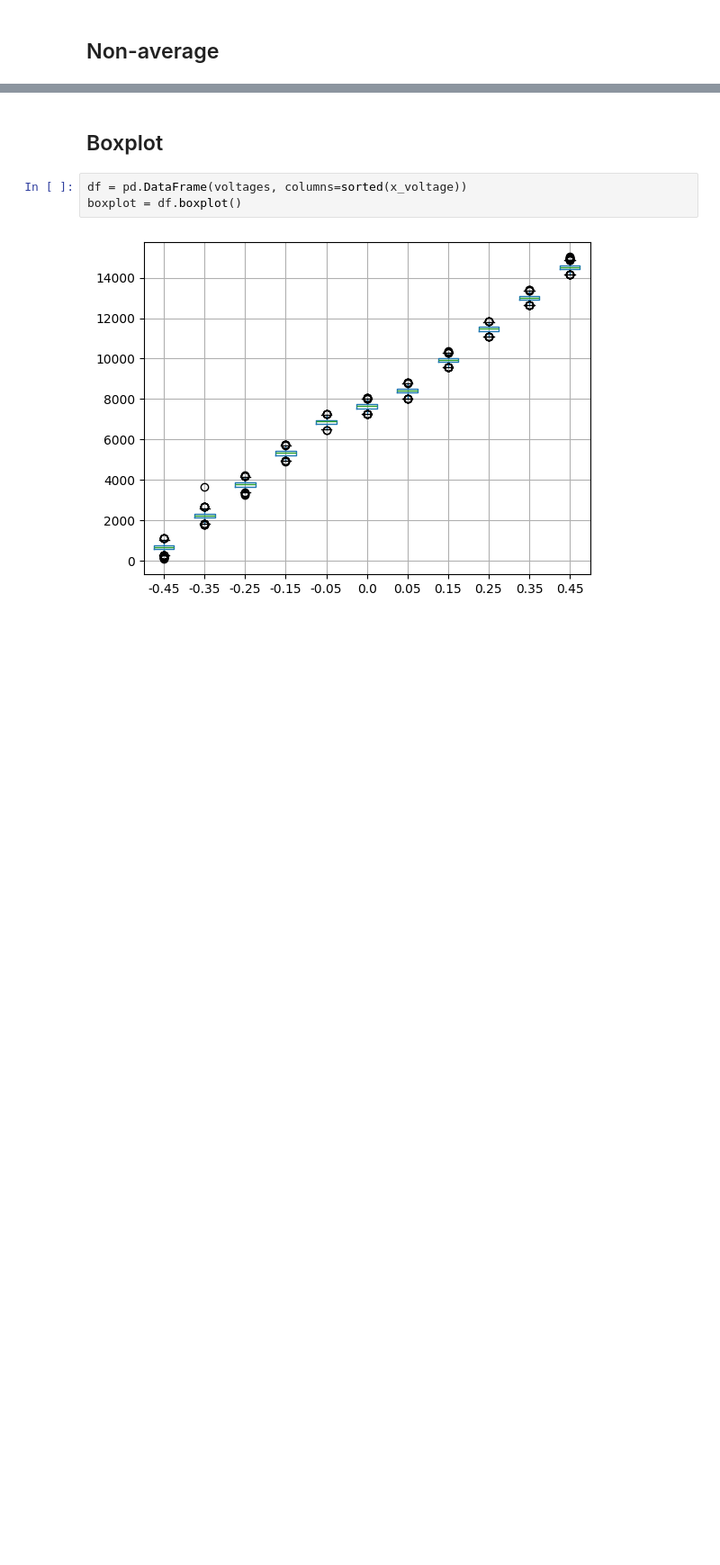
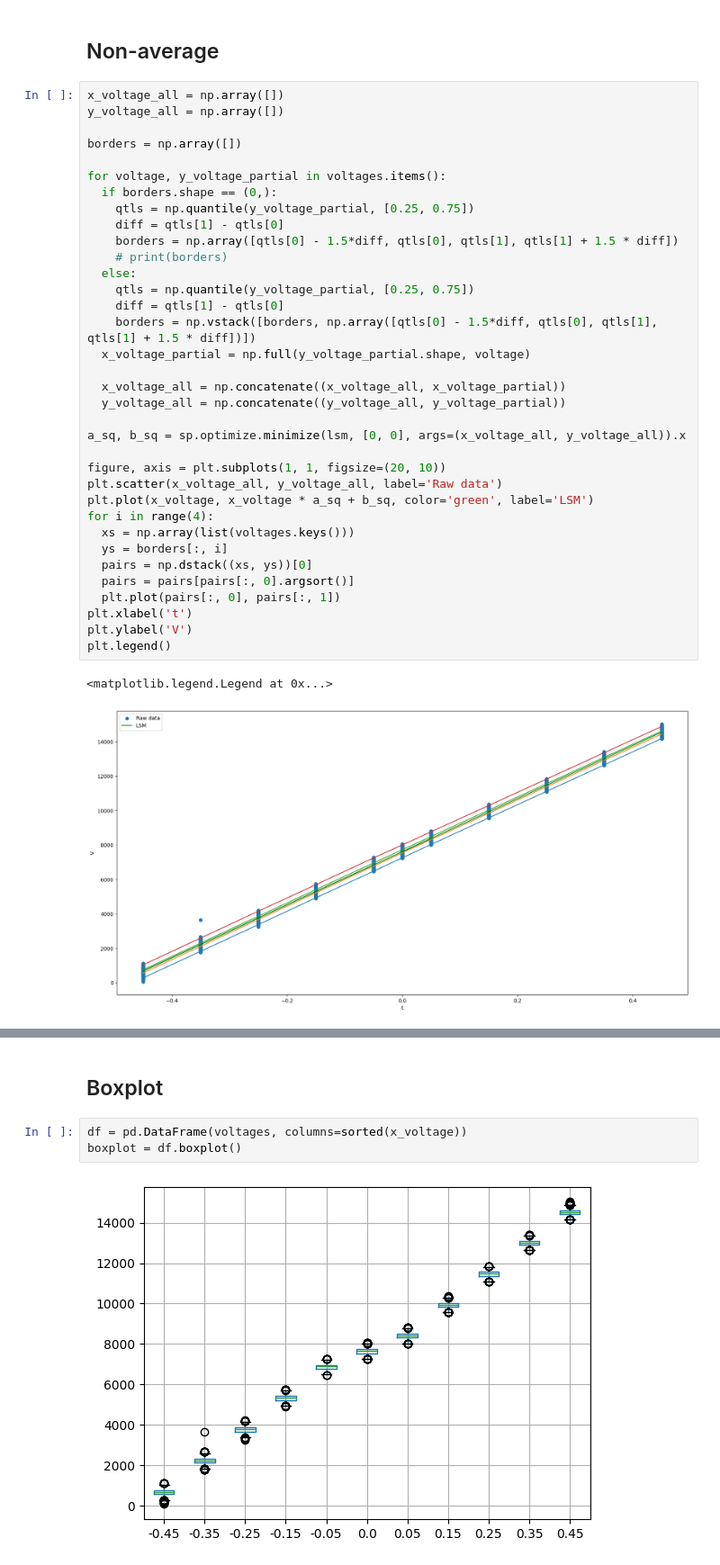
Before and after one commit to vladimir-skvortsov/math-stats-course-work, a Jupyter notebook: main.ipynb, the cells around one changed output, grey strips where cells are left out. Shown at 90% size. Saved outputs shown, nothing was run; the diff lists cells and outputs as text; blank space fills up the shorter version.

```diff
--- a/main.ipynb
+++ b/main.ipynb
@@ -158,2 +158,40 @@ a_abs, b_abs, a_sq, b_sq
 # %% [markdown]
 ## Non-average
+# %%
+x_voltage_all = np.array([])
+y_voltage_all = np.array([])
+
+borders = np.array([])
+
+for voltage, y_voltage_partial in voltages.items():
+  if borders.shape == (0,):
+    qtls = np.quantile(y_voltage_partial, [0.25, 0.75])
+    diff = qtls[1] - qtls[0]
+    borders = np.array([qtls[0] - 1.5*diff, qtls[0], qtls[1], qtls[1] + 1.5 * diff])
+    # print(borders)
+  else:
+    qtls = np.quantile(y_voltage_partial, [0.25, 0.75])
+    diff = qtls[1] - qtls[0]
+    borders = np.vstack([borders, np.array([qtls[0] - 1.5*diff, qtls[0], qtls[1], qtls[1] + 1.5 * diff])])
+  x_voltage_partial = np.full(y_voltage_partial.shape, voltage)
+
+  x_voltage_all = np.concatenate((x_voltage_all, x_voltage_partial))
+  y_voltage_all = np.concatenate((y_voltage_all, y_voltage_partial))
+
+a_sq, b_sq = sp.optimize.minimize(lsm, [0, 0], args=(x_voltage_all, y_voltage_all)).x
+
+figure, axis = plt.subplots(1, 1, figsize=(20, 10))
+plt.scatter(x_voltage_all, y_voltage_all, label='Raw data')
+plt.plot(x_voltage, x_voltage * a_sq + b_sq, color='green', label='LSM')
+for i in range(4):
+  xs = np.array(list(voltages.keys()))
+  ys = borders[:, i]
+  pairs = np.dstack((xs, ys))[0]
+  pairs = pairs[pairs[:, 0].argsort()]
+  plt.plot(pairs[:, 0], pairs[:, 1])
+plt.xlabel('t')
+plt.ylabel('V')
+plt.legend()
+# %% [output]
+<matplotlib.legend.Legend at 0x...>
+[figure, added]
```
Also changed, not shown: parts of 12 cells of this notebook, 6 other files.
